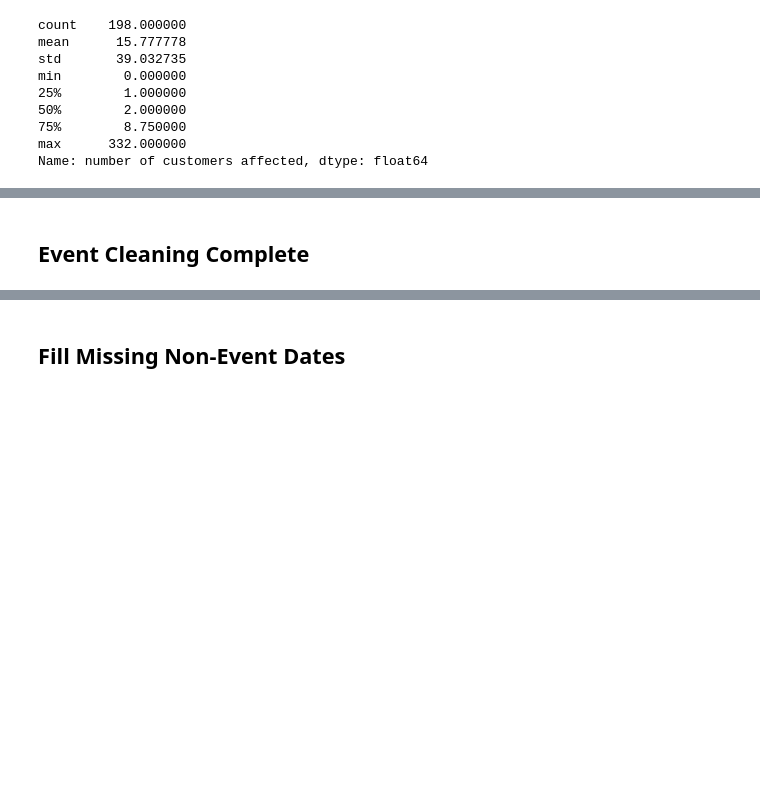
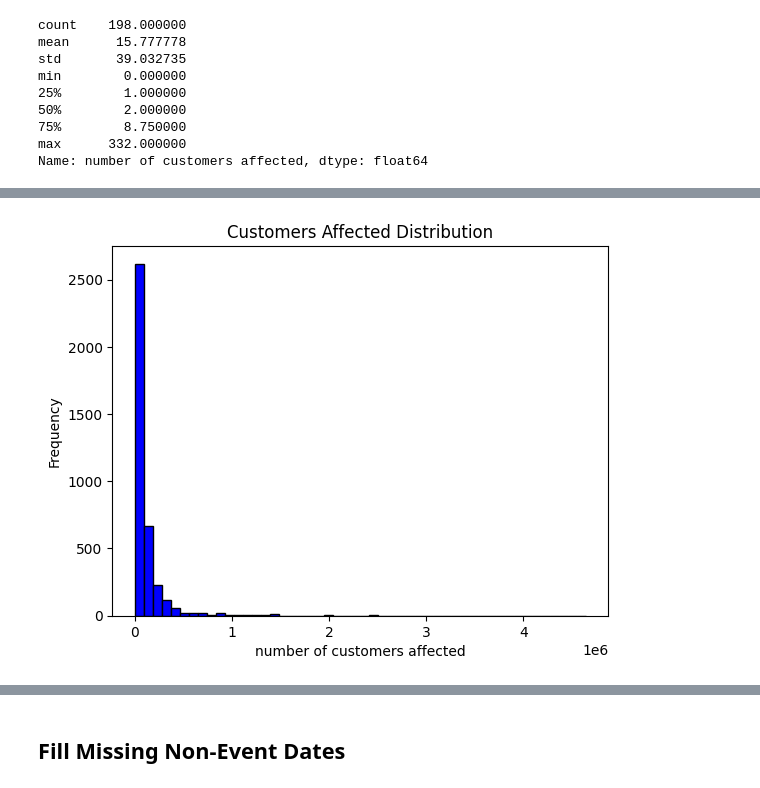
Before and after one commit to gregorywmorris/Maven-Power-Outage-Challenge, a Jupyter notebook: notebooks/notebook.ipynb, the cells around one changed output, grey strips where cells are left out. Cells and saved outputs as stored; diff of their text form; code cells hidden in the pictures; blank space fills up the shorter version.

```diff
--- a/notebooks/notebook.ipynb
+++ b/notebooks/notebook.ipynb
@@ -274 +520,15 @@ df_3_5['demand loss (mw)'] = df_3_5['demand loss (mw)'].round(2)
+# %%
+import matplotlib.pyplot as plt
+
+# Assuming df is your DataFrame
+demand_loss_distribution = df_knn['number of customers affected'].value_counts()
+
+# Optionally, you can visualize the distribution with a histogram
+plt.hist(df_knn['number of customers affected'], bins=50, color='blue', edgecolor='black')
+plt.title('Customers Affected Distribution')
+plt.xlabel('number of customers affected')
+plt.ylabel('Frequency')
+plt.show()
+# %% [output]
+[figure, added]
 # %%
@@ -281,3 +550 @@ df_3_5['number of customers affected'] = df_3_5['number of customers affected'].
-# %% [markdown]
-## Event Cleaning Complete
 # %%
```
Also changed, not shown: parts of 34 cells of this notebook, 4 other files.
